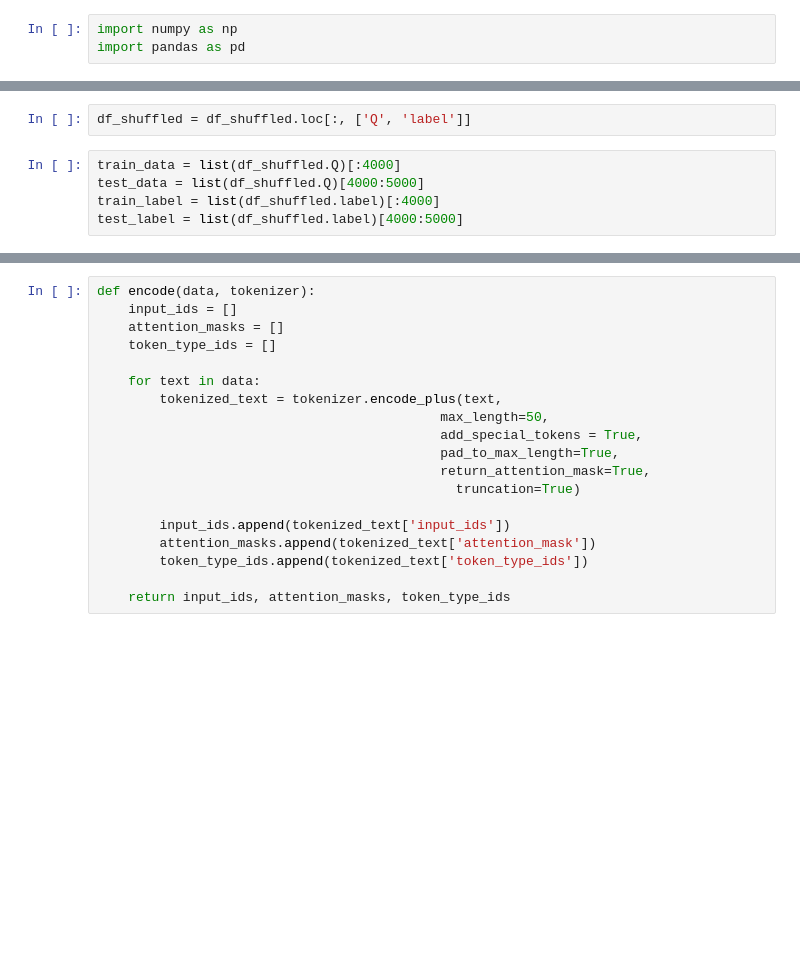
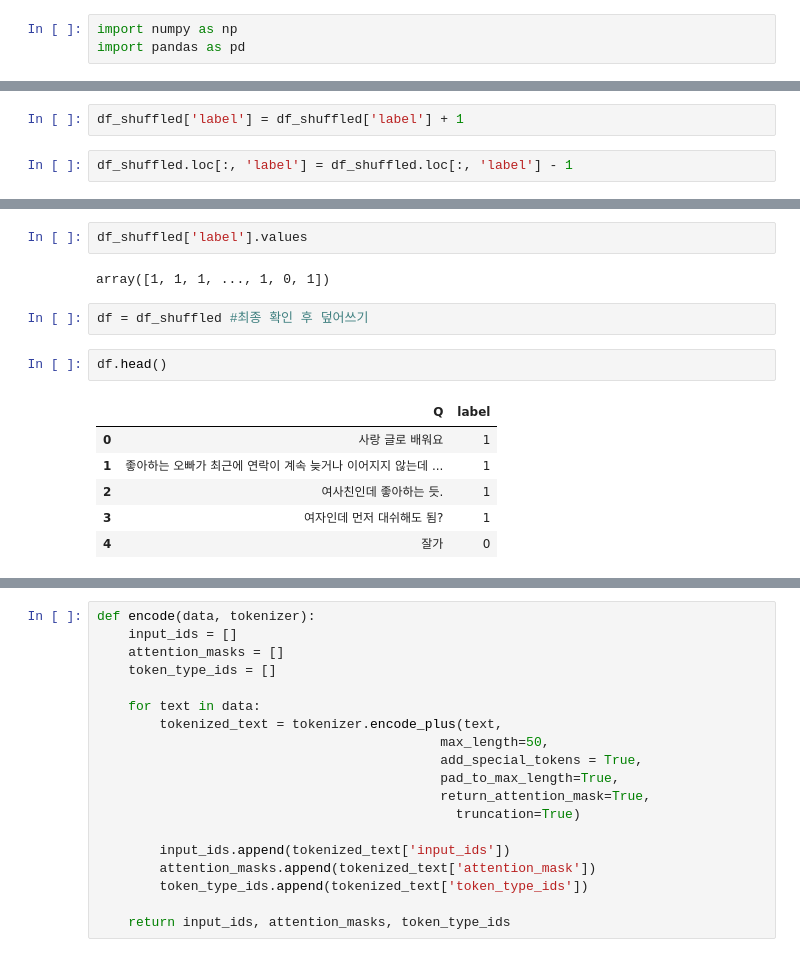
Before and after one commit to Water-punch/AIGuru_ai, a Jupyter notebook: model_training/finetuning.ipynb, the cells around one changed output, grey strips where cells are left out. Saved outputs shown, nothing was run; the diff lists cells and outputs as text; blank space fills up the shorter version.

```diff
--- a/model_training/finetuning.ipynb
+++ b/model_training/finetuning.ipynb
@@ -39,0 +47,4 @@ df_shuffled = df_need.sample(frac=1).reset_index(drop=True)
+# %%
+df_shuffled['label'] = df_shuffled['label'] + 1
+# %%
+df_shuffled.loc[:, 'label'] = df_shuffled.loc[:, 'label'] - 1
@@ -49,7 +64,15 @@ df_shuffled.head()
 # %%
-df_shuffled = df_shuffled.loc[:, ['Q', 'label']]
+df_shuffled['label'].values
+# %% [output]
+array([1, 1, 1, ..., 1, 0, 1])
-# %%
-train_data = list(df_shuffled.Q)[:4000]
-test_data = list(df_shuffled.Q)[4000:5000]
-train_label = list(df_shuffled.label)[:4000]
-test_label = list(df_shuffled.label)[4000:5000]
+# %%
+df = df_shuffled #최종 확인 후 덮어쓰기
+# %%
+df.head()
+# %% [output]
+|  | Q | label |
+| 0 | 사랑 글로 배워요 | 1 |
+| 1 | 좋아하는 오빠가 최근에 연락이 계속 늦거나 이어지지 않는데 ... | 1 |
+| 2 | 여사친인데 좋아하는 듯. | 1 |
+| 3 | 여자인데 먼저 대쉬해도 됨? | 1 |
+| 4 | 잘가 | 0 |
```
Also changed, not shown: parts of 41 cells of this notebook.
